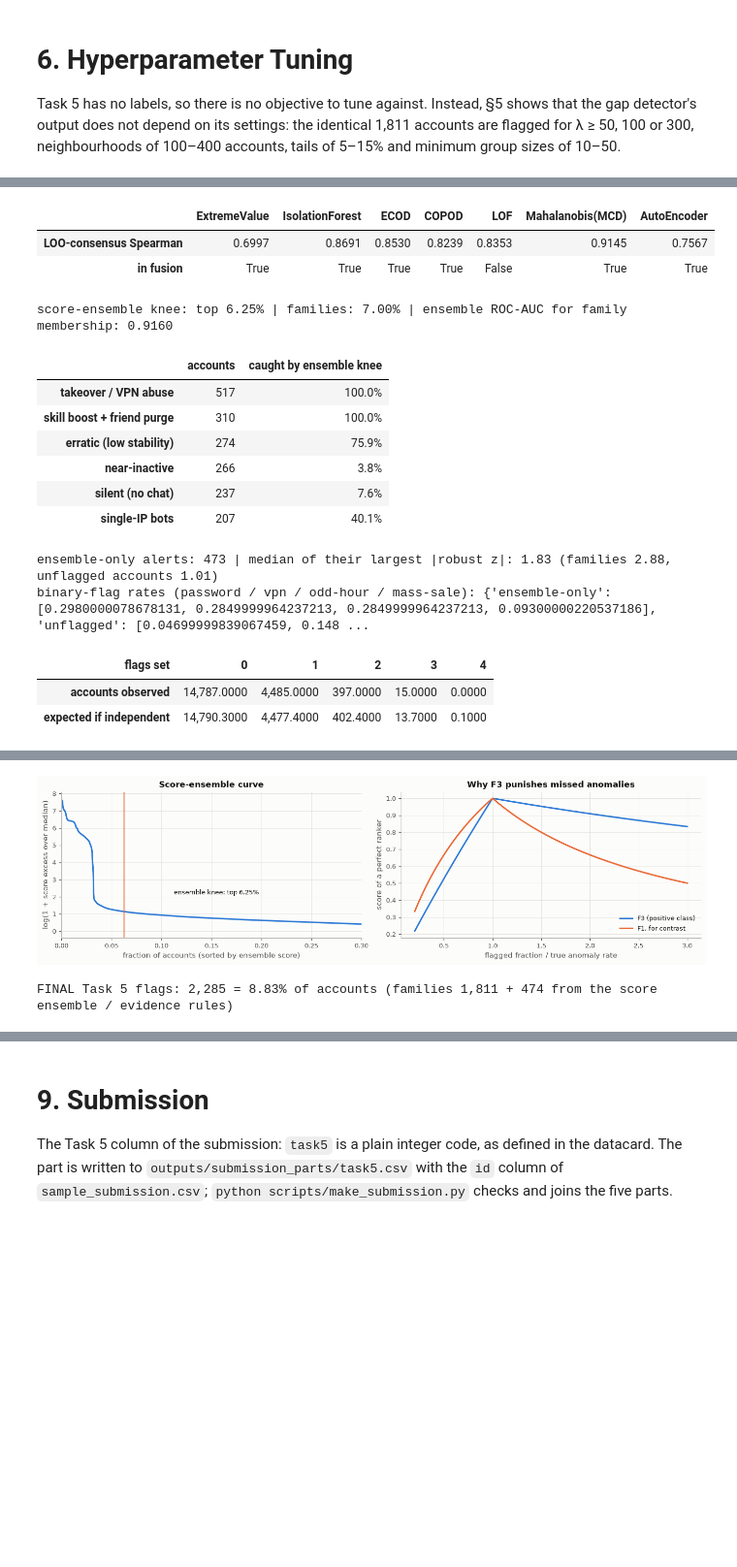
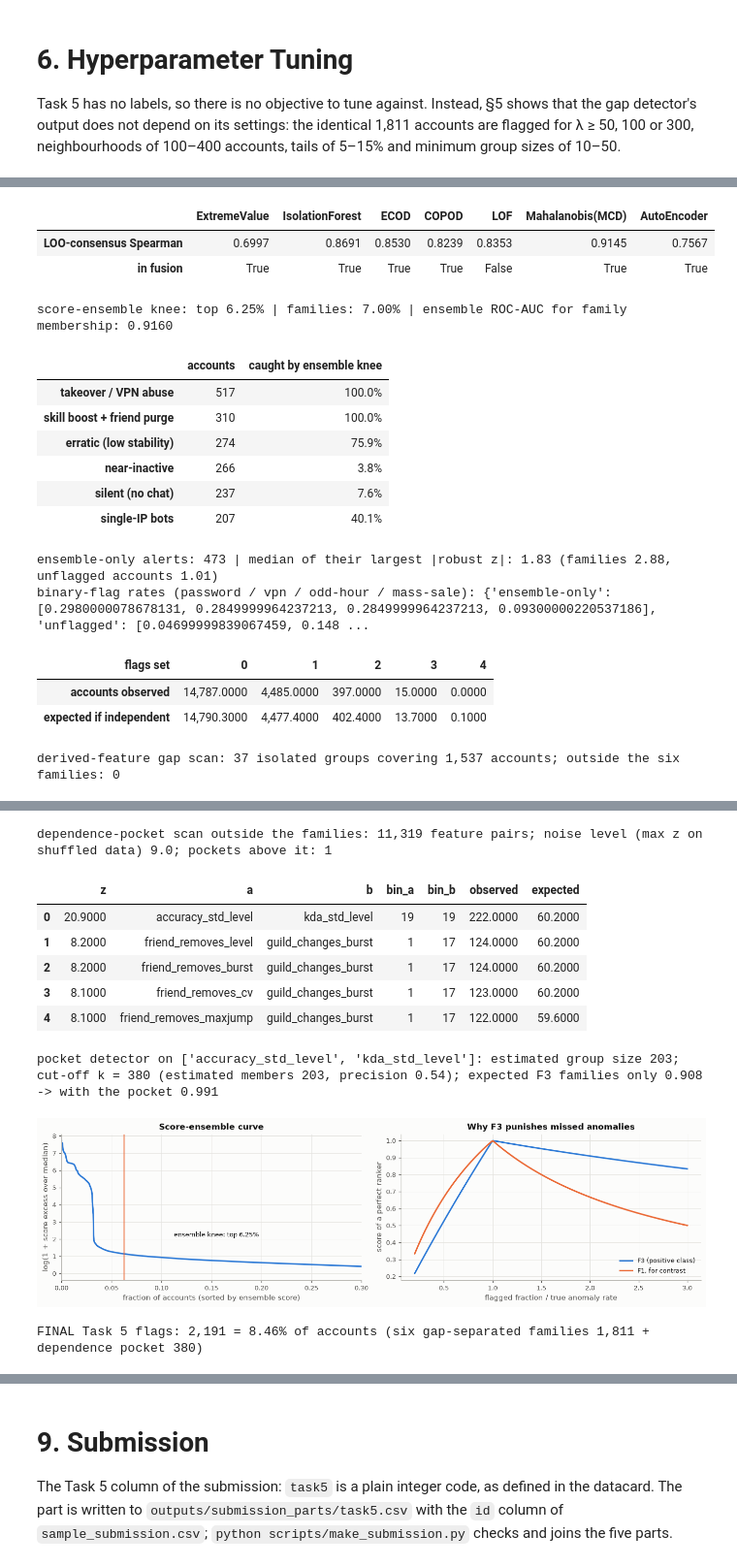
Before and after one commit to Menelaus122/cpe342-kaggle-ML007, a Jupyter notebook: task5/task5.ipynb, the cells around one changed output, grey strips where cells are left out. Shown at 97% size. Drawn from its saved outputs; the diff is of its cells as text; code cells hidden in the pictures; blank space fills up the shorter version.

```diff
--- a/task5/task5.ipynb
+++ b/task5/task5.ipynb
@@ -348,7 +351,14 @@ nflag = Fl.sum(axis=1).astype(int).value_counts().reindex(range(5), fill_value=0
 display(pd.DataFrame({"accounts observed": nflag.values, "expected if independent": np.round(expd * len(Fl), 1)},
                      index=pd.Index(range(5), name="flags set")).T)
 
-# F3-robust decision: score each candidate rule as if each candidate were the ground truth
+# Completeness check: the same gap detector on the derived per-account features (period-4 change, jumps, levels, geo)
+Xd5 = X5.drop(columns=[c for c in X5.columns if c in task5.STATIC_COLS or c in ("n_flags", "n_missing")])
+gd_table, gd_masks = task5.gap_clusters(Xd5)
+gd_any = gd_masks.any(axis=1).values
+print(f"derived-feature gap scan: {len(gd_table)} isolated groups covering {gd_any.sum():,} accounts; "
+      f"outside the six families: {int((gd_any & ~gap5).sum())}")
+
+# Candidate rules, each scored as if each candidate were the ground truth
 rules5 = task5.evidence_rules(t5_test)
 rule5 = rules5.any(axis=1).values
 cands5 = {"gap families": gap5, "ensemble knee + evidence rules": flag_ml | rule5, "union of all three": gap5 | flag_ml | rule5}
@@ -356,8 +366,19 @@ truths5 = {"gap families": gap5, "ensemble knee + evidence rules": flag_ml | rul
 rob5 = pd.DataFrame({f"truth = {tn}": {dn: f3(t.astype(int), d.astype(int)) for dn, d in cands5.items()} for tn, t in truths5.items()})
 rob5["worst case"] = rob5.min(axis=1)
 rob5.insert(0, "accounts flagged", [int(d.sum()) for d in cands5.values()])
-display(rob5.style.format({c: "{:.3f}" for c in rob5.columns if c != "accounts flagged"}).highlight_max(subset=["worst case"], props="font-weight:bold"))
-flag5 = cands5["union of all three"]
+display(rob5.style.format({c: "{:.3f}" for c in rob5.columns if c != "accounts flagged"}))
+# point 7: blind dependence-pocket scan outside the families; point 8: label-free detector and cut-off
+scan5, noise5 = task5.dependence_pockets(X5, ~gap5)
+sig5 = scan5[scan5.z > noise5]
+print(f"dependence-pocket scan outside the families: {len(scan5):,} feature pairs; noise level (max z on shuffled data) "
+      f"{noise5:.1f}; pockets above it: {len(sig5)}")
+display(scan5.head(5).round(1))
+pocket_feats5 = sorted(set(sig5.a) | set(sig5.b))
+pocket5, pinfo5 = task5.pocket_detector(X5, gap5, pocket_feats5)
+print(f"pocket detector on {pocket_feats5}: estimated group size {pinfo5['group_size']:.0f}; cut-off k = {pinfo5['k']} "
+      f"(estimated members {pinfo5['est_tp']:.0f}, precision {pinfo5['precision']:.2f}); expected F3 families only "
+      f"{pinfo5['expected_f_known_only']:.3f} -> with the pocket {pinfo5['expected_f']:.3f}")
+flag5 = gap5 | pocket5
 pred5 = flag5.astype(int)
 fig, axes = plt.subplots(1, 2, figsize=(12.5, 3.6))
 ranks = np.arange(1, len(s_sorted) + 1) / len(s_sorted)
@@ -368,40 +389,48 @@ axes[0].annotate(f"ensemble knee: top {Q5:.2%}", (Q5, log_excess[knee]), xytext=
 axes[0].set_xlim(0, 0.3); axes[0].set_xlabel("fraction of accounts (sorted by ensemble score)")
 axes[0].set_ylabel("log(1 + score excess over median)"); axes[0].set_title("Score-ensemble curve")
 r_true = gap5.mean()
 qs = np.linspace(0.2, 3, 200) * r_true
 axes[1].plot(qs / r_true, task5.expected_fbeta(qs, r_true, 3), color=CAT[0], label="F3 (positive class)")
 axes[1].plot(qs / r_true, task5.expected_fbeta(qs, r_true, 1), color=CAT[1], label="F1, for contrast")
 axes[1].set_xlabel("flagged fraction / true anomaly rate"); axes[1].set_ylabel("score of a perfect ranker")
 axes[1].set_title("Why F3 punishes missed anomalies"); axes[1].legend(loc="lower right")
 plt.tight_layout(); savefig(fig, "t5_threshold"); plt.show()
-print(f"FINAL Task 5 flags: {pred5.sum():,} = {pred5.mean():.2%} of accounts "
-      f"(families {gap5.sum():,} + {int((flag5 & ~gap5).sum()):,} from the score ensemble / evidence rules)")
-AGREE5 = rob5.loc["union of all three", "worst case"]
-summary.append(["Task 5", "worst-case F3 over 3 anomaly definitions", AGREE5,
-                "union: 6 gap families (1-D density-gap detector) + 6-detector ensemble knee + hard-evidence rules"])
+print(f"FINAL Task 5 flags: {pred5.sum():,} = {pred5.mean():.2%} of accounts (six gap-separated families {gap5.sum():,} + dependence pocket {pocket5.sum():,})")
+AGREE5 = roc_auc_score(gap5, consensus)
+summary.append(["Task 5", "ensemble ROC-AUC vs families (agreement)", AGREE5,
+                "6 gap-separated families (1-D density-gap detector) + 1 dependence pocket (2-D scan, permutation-null cut-off) + 6-detector ensemble cross-check"])
 # %% [output]
 |  | ExtremeValue | IsolationForest | ECOD | COPOD | LOF | Mahalanobis(MCD) | AutoEncoder |
 | LOO-consensus Spearman | 0.6997 | 0.8691 | 0.8530 | 0.8239 | 0.8353 | 0.9145 | 0.7567 |
 | in fusion | True | True | True | True | False | True | True |
 score-ensemble knee: top 6.25% | families: 7.00% | ensemble ROC-AUC for family membership: 0.9160
 |  | accounts | caught by ensemble knee |
 | takeover / VPN abuse | 517 | 100.0% |
 | skill boost + friend purge | 310 | 100.0% |
 | erratic (low stability) | 274 | 75.9% |
 | near-inactive | 266 | 3.8% |
 | silent (no chat) | 237 | 7.6% |
 | single-IP bots | 207 | 40.1% |
 ensemble-only alerts: 473 | median of their largest |robust z|: 1.83 (families 2.88, unflagged accounts 1.01)
 binary-flag rates (password / vpn / odd-hour / mass-sale): {'ensemble-only': [0.2980000078678131, 0.2849999964237213, 0.2849999964237213, 0.09300000220537186], 'unflagged': [0.04699999839067459, 0.148 ...
 | flags set | 0 | 1 | 2 | 3 | 4 |
 | accounts observed | 14,787.0000 | 4,485.0000 | 397.0000 | 15.0000 | 0.0000 |
 | expected if independent | 14,790.3000 | 4,477.4000 | 402.4000 | 13.7000 | 0.1000 |
+derived-feature gap scan: 37 isolated groups covering 1,537 accounts; outside the six families: 0
 |  | accounts flagged | truth = gap families | truth = ensemble knee + evidence ... | truth = families ∩ (knee + rules) | worst case |
 | gap families | 1811 | 1.000 | 0.737 | 0.965 | 0.737 |
 | ensemble knee + evidence rules | 1802 | 0.734 | 1.000 | 0.966 | 0.734 |
 | union of all three | 2285 | 0.974 | 0.974 | 0.933 | 0.933 |
+dependence-pocket scan outside the families: 11,319 feature pairs; noise level (max z on shuffled data) 9.0; pockets above it: 1
+|  | z | a | b | bin_a | bin_b | observed | expected |
+| 0 | 20.9000 | accuracy_std_level | kda_std_level | 19 | 19 | 222.0000 | 60.2000 |
+| 1 | 8.2000 | friend_removes_level | guild_changes_burst | 1 | 17 | 124.0000 | 60.2000 |
+| 2 | 8.2000 | friend_removes_burst | guild_changes_burst | 1 | 17 | 124.0000 | 60.2000 |
+| 3 | 8.1000 | friend_removes_cv | guild_changes_burst | 1 | 17 | 123.0000 | 60.2000 |
+| 4 | 8.1000 | friend_removes_maxjump | guild_changes_burst | 1 | 17 | 122.0000 | 59.6000 |
+pocket detector on ['accuracy_std_level', 'kda_std_level']: estimated group size 203; cut-off k = 380 (estimated members 203, precision 0.54); expected F3 families only 0.908 -> with the pocket 0.991
 [figure]
-FINAL Task 5 flags: 2,285 = 8.83% of accounts (families 1,811 + 474 from the score ensemble / evidence rules)
+FINAL Task 5 flags: 2,191 = 8.46% of accounts (six gap-separated families 1,811 + dependence pocket 380)
 # %% [markdown]
 <a id="8"></a>
 # 8. Feature Importance Analysis
```
Also changed, not shown: parts of 10 cells of this notebook, 51 other files.
